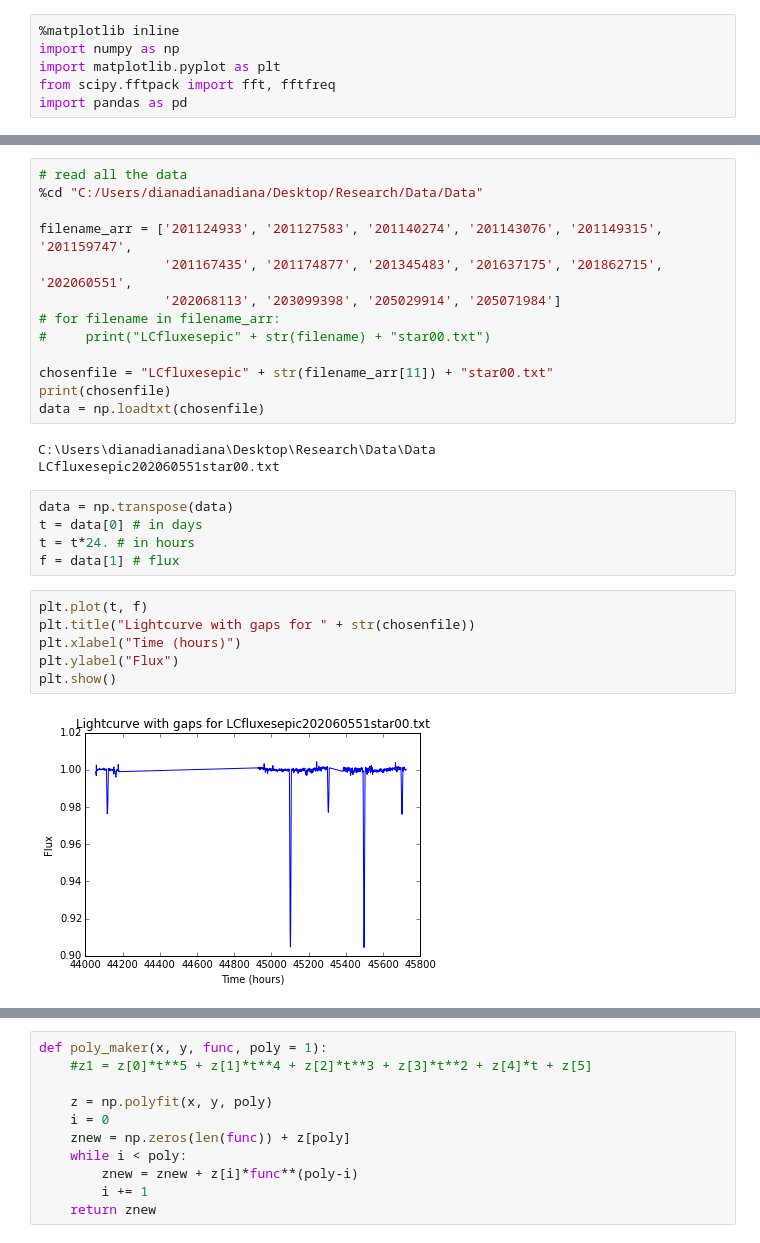
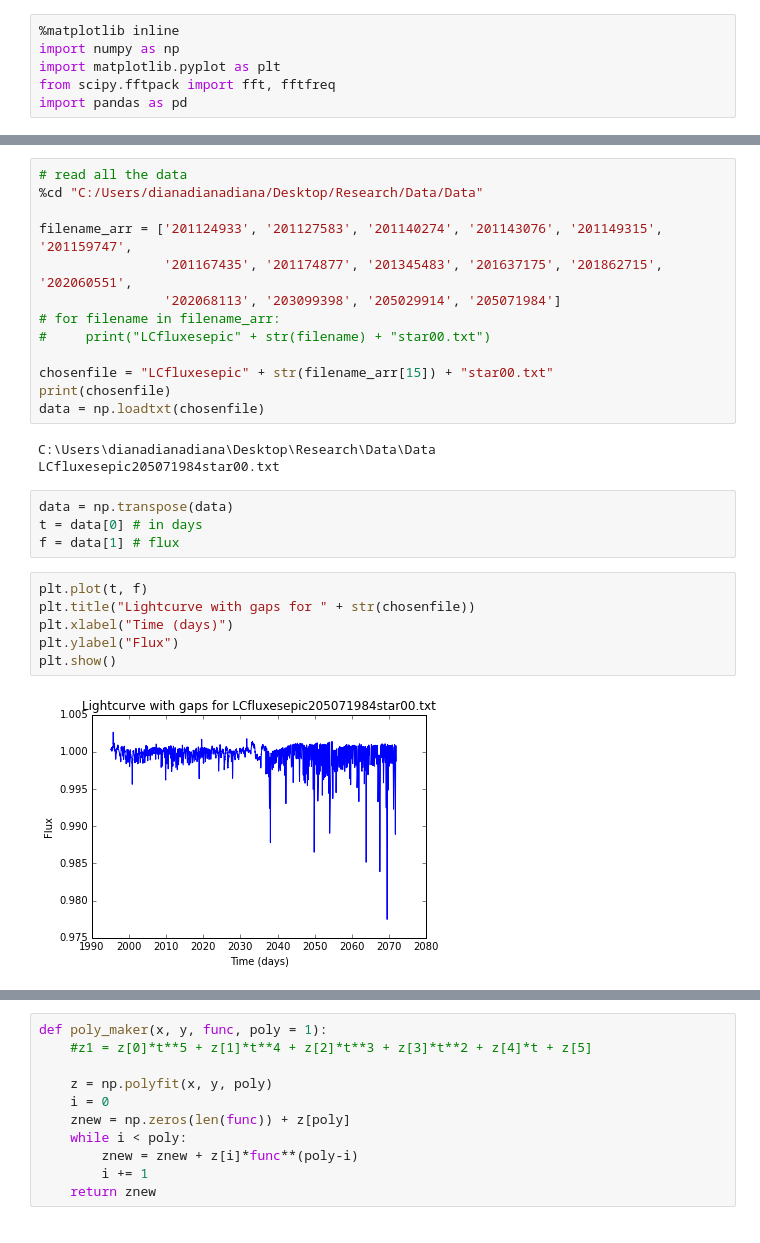
Before and after one commit to dianadianadiana/FFT, a Jupyter notebook: Data/fft.ipynb, the cells around one changed output, grey strips where cells are left out. Saved outputs shown, nothing was run; the diff lists cells and outputs as text.

```diff
--- a/Data/fft.ipynb
+++ b/Data/fft.ipynb
@@ -33,25 +34,24 @@ filename_arr = ['201124933', '201127583', '201140274', '201143076', '201149315',
 # for filename in filename_arr:
 #     print("LCfluxesepic" + str(filename) + "star00.txt")
 
-chosenfile = "LCfluxesepic" + str(filename_arr[11]) + "star00.txt"
+chosenfile = "LCfluxesepic" + str(filename_arr[15]) + "star00.txt"
 print(chosenfile)
 data = np.loadtxt(chosenfile)
 # %% [output]
 C:\Users\dianadianadiana\Desktop\Research\Data\Data
-LCfluxesepic202060551star00.txt
+LCfluxesepic205071984star00.txt
 # %%
 data = np.transpose(data)
 t = data[0] # in days
-t = t*24. # in hours
 f = data[1] # flux
 # %%
 plt.plot(t, f)
 plt.title("Lightcurve with gaps for " + str(chosenfile))
-plt.xlabel("Time (hours)")
+plt.xlabel("Time (days)")
 plt.ylabel("Flux")
 plt.show()
 # %% [output]
-[figure, old version]
+[figure, new version]
 # %%
 #Determine the appropriate cadence to which the data should be interpolated
 # Get the GAP array
```
Also changed, not shown: parts of 21 cells of this notebook.
